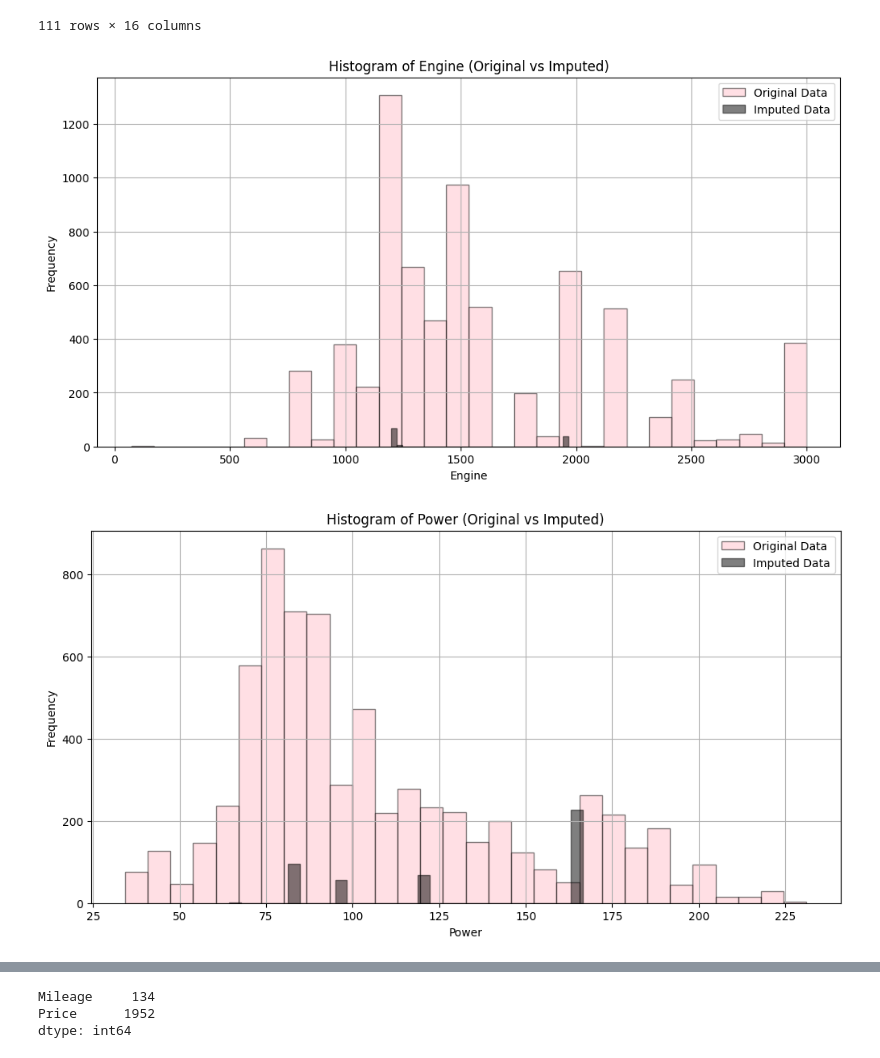
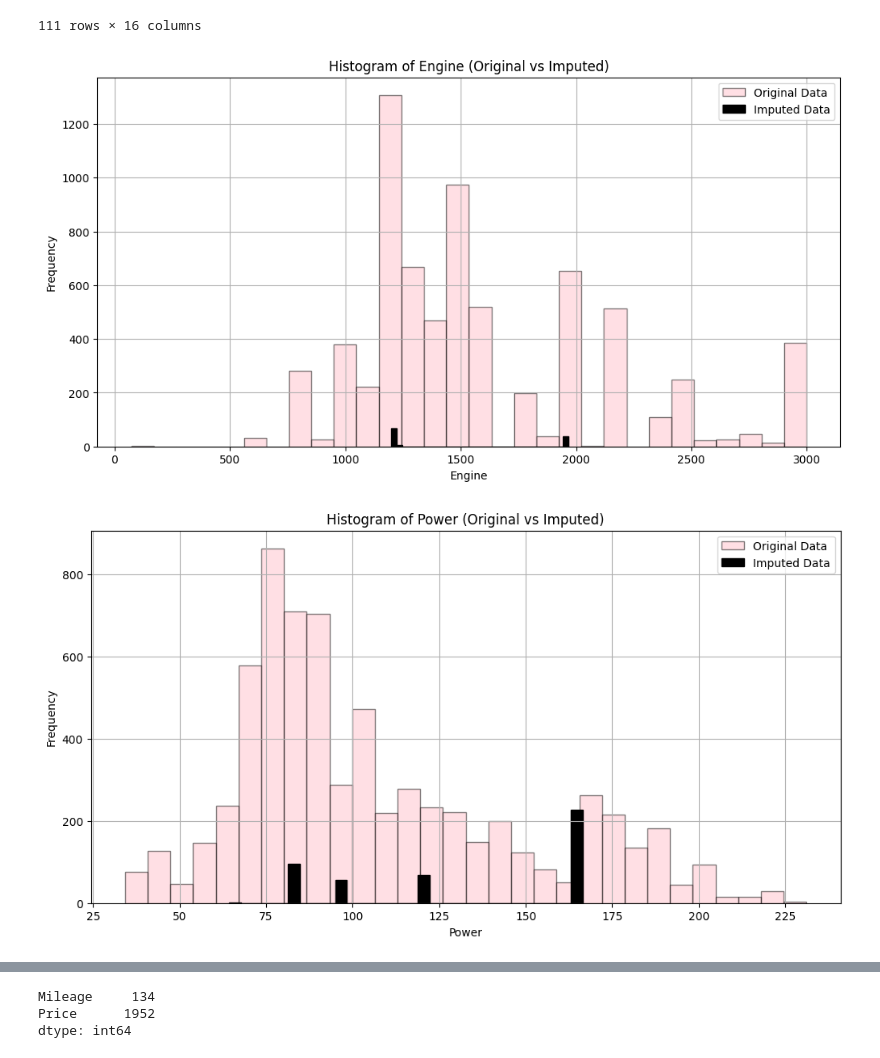
Before and after one commit to chau-doan/CMPE-255-Assignment, a Jupyter notebook: assignment1.ipynb, the cells around one changed output, grey strips where cells are left out. Cells and saved outputs as stored; diff of their text form; code cells hidden in the pictures.

```diff
--- a/assignment1.ipynb
+++ b/assignment1.ipynb
@@ -692,22 +692,22 @@ data_impute[data_impute['Engine_Imputed'] == True]
 # %%
 # box plot
 for col in columns_to_impute:
     plt.figure(figsize=(12, 6))
 
     # Original data (not imputed)
     plt.hist(data_impute[data_impute[f'{col}_Imputed'] == False][col],
              bins=30, color='pink', alpha=0.5, label='Original Data', edgecolor='black')
 
     # Imputed data
     plt.hist(data_impute[data_impute[f'{col}_Imputed'] == True][col],
-             bins=30, color='black', alpha=0.5, label='Imputed Data', edgecolor='black')
+             bins=30, color='black', label='Imputed Data', edgecolor='black')
 
     plt.title(f'Histogram of {col} (Original vs Imputed)')
     plt.xlabel(col)
     plt.ylabel('Frequency')
     plt.legend()
     plt.grid(True)
     plt.show()
 # %% [output]
-[figure, old version]
+[figure, new version]
-[figure, old version]
+[figure, new version]
```
Also changed, not shown: parts of 2 cells of this notebook.
